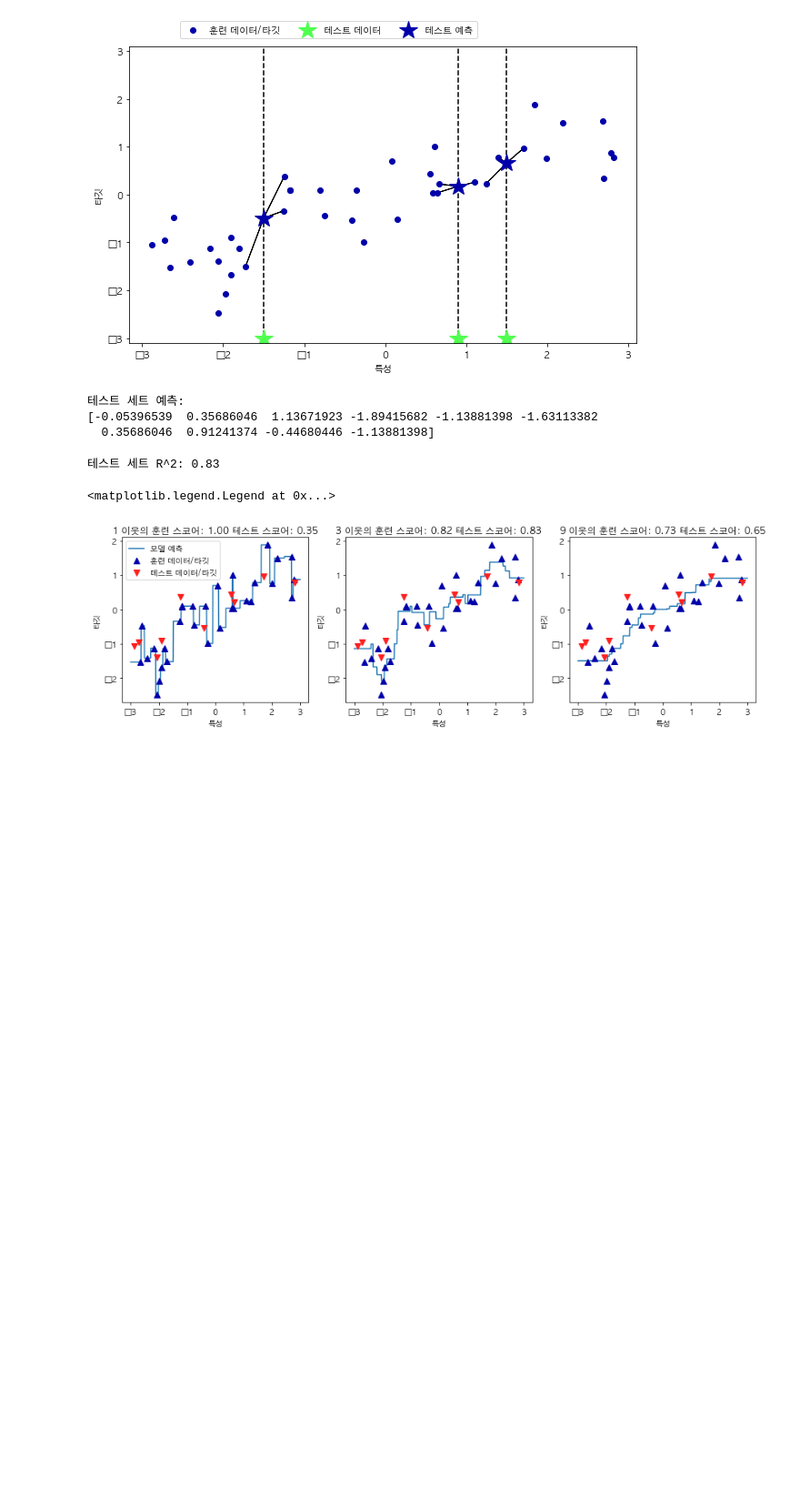
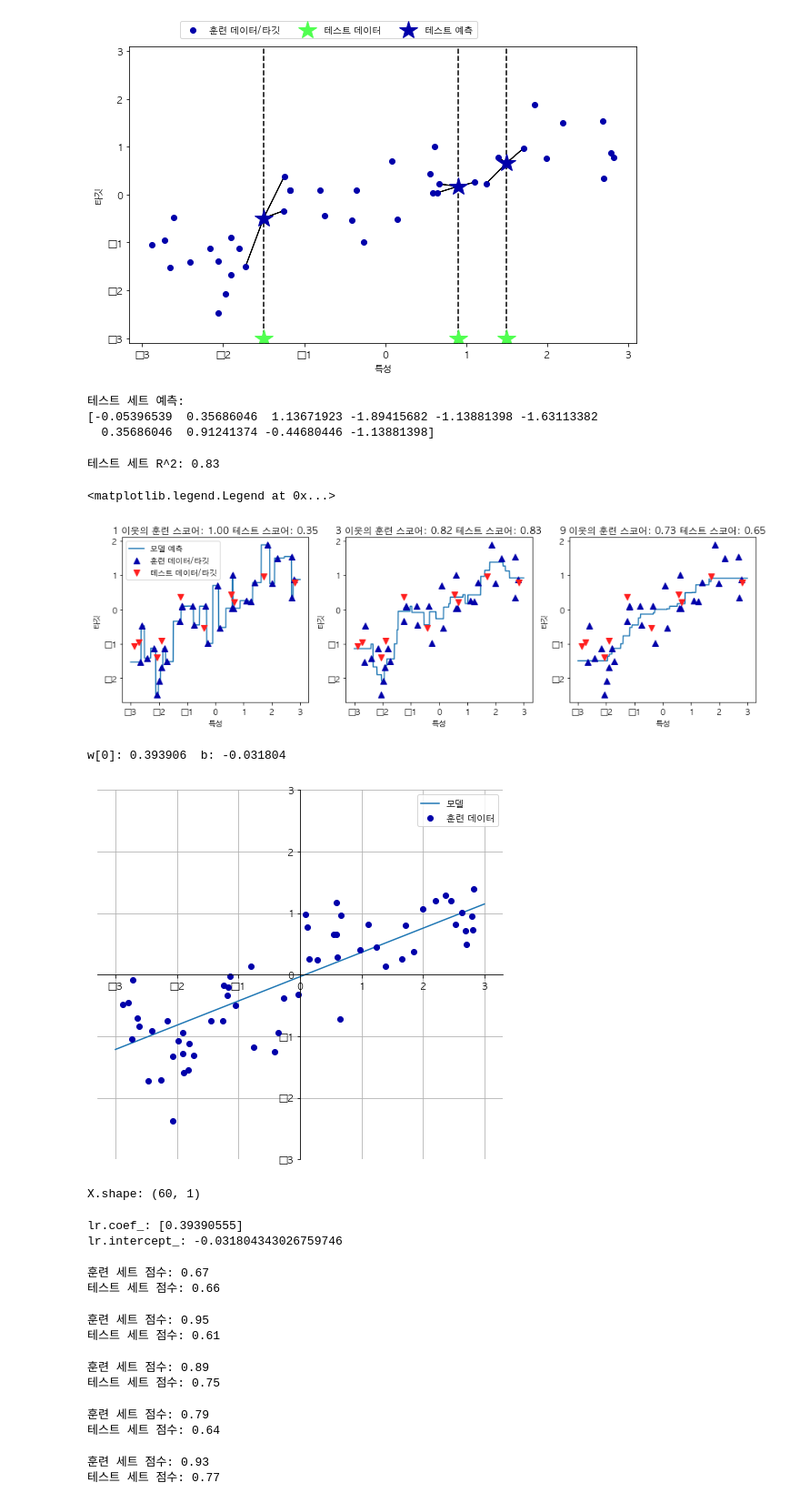
Before and after one commit to ronaldseoh/introduction_to_ml_with_python, a Jupyter notebook: 02-supervised-learning_ronaldseoh.ipynb, the cells around one changed output. Shown at 91% size. Cells and saved outputs as stored; diff of their text form; code cells hidden in the pictures; blank space fills up the shorter version.

Commit message:
chapter 2: Linear Models WIP, Lasso and Ridge

```diff
--- a/02-supervised-learning_ronaldseoh.ipynb
+++ b/02-supervised-learning_ronaldseoh.ipynb
@@ -200,3 +202,31 @@ axes[0].legend(["모델 예측", "훈련 데이터/타깃", "테스트 데이터
 # %% [output]
 <matplotlib.legend.Legend at 0x...>
 [figure]
+# %%
+mglearn.plots.plot_linear_regression_wave()
+# %% [output]
+w[0]: 0.393906  b: -0.031804
+[figure, added]
+# %%
+from sklearn.linear_model import LinearRegression
+X, y = mglearn.datasets.make_wave(n_samples=60)
+
+print("X.shape: {}".format(X.shape))
+
+X_train, X_test, y_train, y_test = train_test_split(X, y, random_state=42)
+
+lr = LinearRegression().fit(X_train, y_train)
+# %% [output]
+X.shape: (60, 1)
+# %%
+print("lr.coef_: {}".format(lr.coef_))
+print("lr.intercept_: {}".format(lr.intercept_))
+# %% [output]
+lr.coef_: [0.39390555]
+lr.intercept_: -0.031804343026759746
+# %%
+print("훈련 세트 점수: {:.2f}".format(lr.score(X_train, y_train)))
+print("테스트 세트 점수: {:.2f}".format(lr.score(X_test, y_test)))
+# %% [output]
+훈련 세트 점수: 0.67
+테스트 세트 점수: 0.66
@@ -202,0 +239,29 @@ axes[0].legend(["모델 예측", "훈련 데이터/타깃", "테스트 데이터
+# %%
+print("훈련 세트 점수: {:.2f}".format(lr.score(X_train, y_train)))
+print("테스트 세트 점수: {:.2f}".format(lr.score(X_test, y_test)))
+# %% [output]
+훈련 세트 점수: 0.95
+테스트 세트 점수: 0.61
+# %%
+from sklearn.linear_model import Ridge
+
+ridge = Ridge().fit(X_train, y_train)
+print("훈련 세트 점수: {:.2f}".format(ridge.score(X_train, y_train)))
+print("테스트 세트 점수: {:.2f}".format(ridge.score(X_test, y_test)))
+# %% [output]
+훈련 세트 점수: 0.89
+테스트 세트 점수: 0.75
+# %%
+ridge10 = Ridge(alpha=10).fit(X_train, y_train)
+print("훈련 세트 점수: {:.2f}".format(ridge10.score(X_train, y_train)))
+print("테스트 세트 점수: {:.2f}".format(ridge10.score(X_test, y_test)))
+# %% [output]
+훈련 세트 점수: 0.79
+테스트 세트 점수: 0.64
+# %%
+ridge01 = Ridge(alpha=0.1).fit(X_train, y_train)
+print("훈련 세트 점수: {:.2f}".format(ridge01.score(X_train, y_train)))
+print("테스트 세트 점수: {:.2f}".format(ridge01.score(X_test, y_test)))
+# %% [output]
+훈련 세트 점수: 0.93
+테스트 세트 점수: 0.77
```
Also changed, not shown: parts of 11 cells of this notebook.
